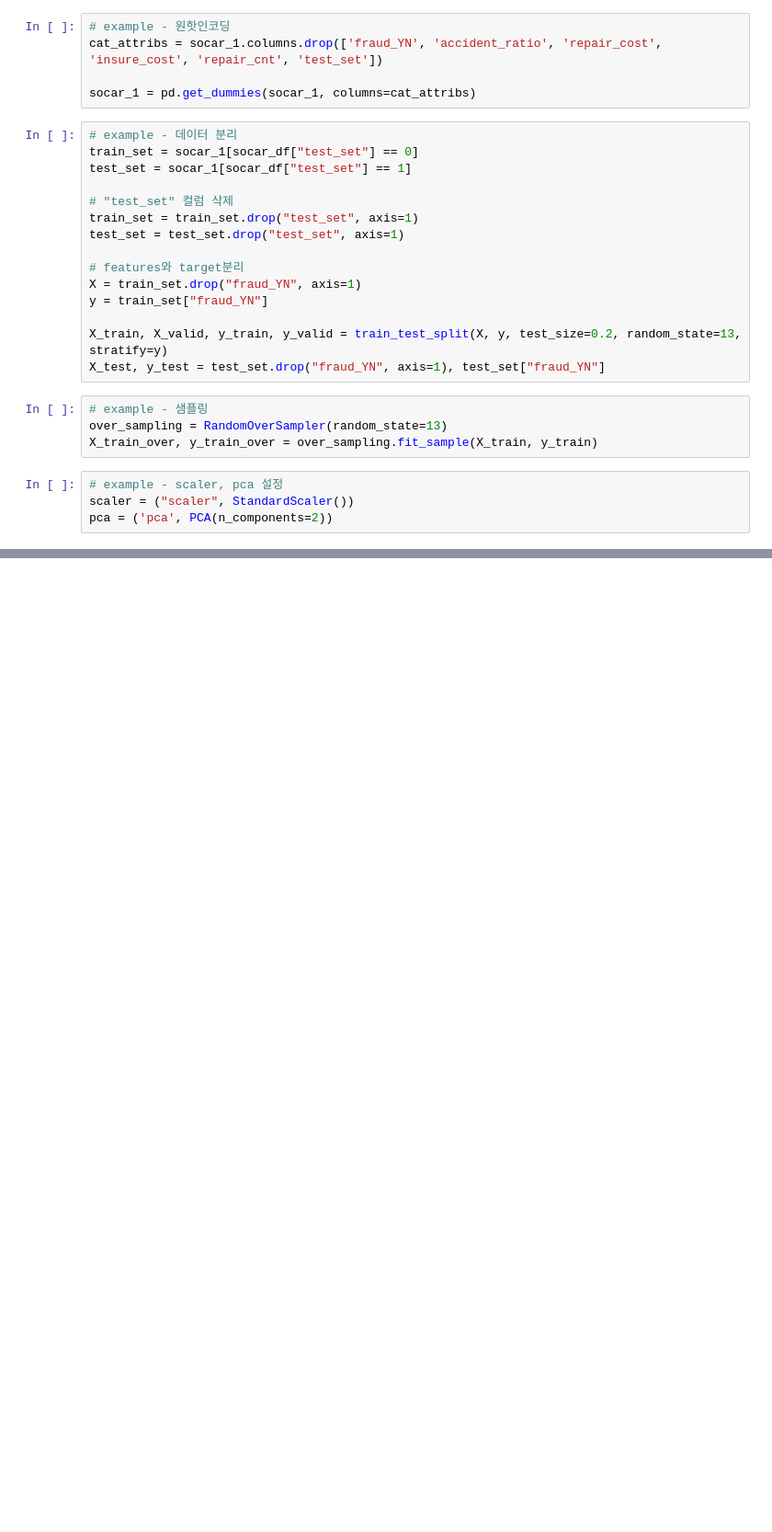
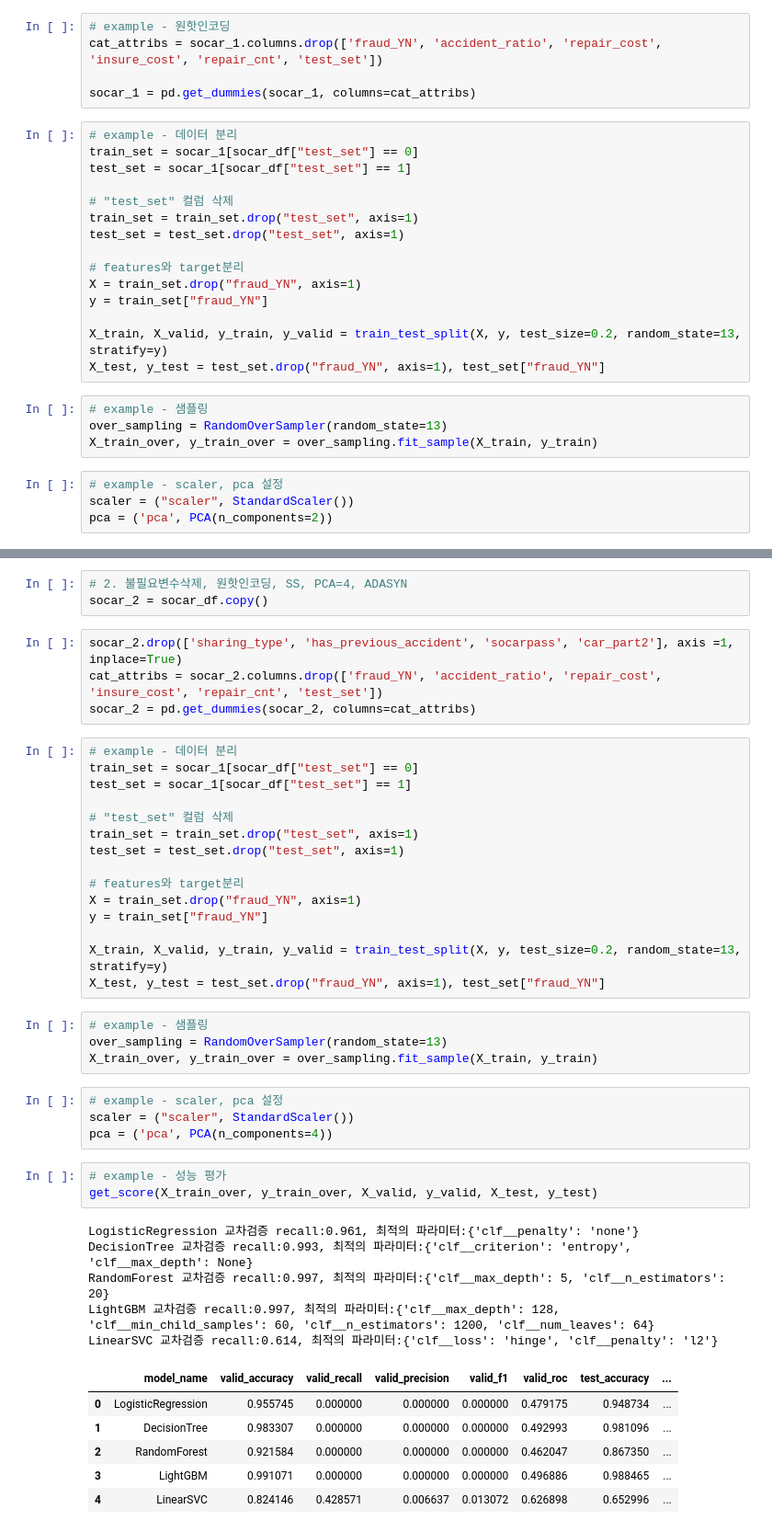
Before and after one commit to Yenabeam/dss_prjt_socar, a Jupyter notebook: socar.ipynb, the cells around one changed output, grey strips where cells are left out. Shown at 92% size. Saved outputs shown, nothing was run; the diff lists cells and outputs as text; blank space fills up the shorter version.

Commit message:
add example

```diff
--- a/socar.ipynb
+++ b/socar.ipynb
@@ -549,0 +570,45 @@ get_score(X_train_over, y_train_over, X_valid, y_valid, X_test, y_test)
+# %%
+# 2. 불필요변수삭제, 원핫인코딩, SS, PCA=4, ADASYN
+socar_2 = socar_df.copy()
+# %%
+socar_2.drop(['sharing_type', 'has_previous_accident', 'socarpass', 'car_part2'], axis =1, inplace=True)
+cat_attribs = socar_2.columns.drop(['fraud_YN', 'accident_ratio', 'repair_cost', 'insure_cost', 'repair_cnt', 'test_set'])
+socar_2 = pd.get_dummies(socar_2, columns=cat_attribs)
+# %%
+# example - 데이터 분리
+train_set = socar_1[socar_df["test_set"] == 0]
+test_set = socar_1[socar_df["test_set"] == 1]
+
+# "test_set" 컬럼 삭제
+train_set = train_set.drop("test_set", axis=1)
+test_set = test_set.drop("test_set", axis=1)
+
+# features와 target분리
+X = train_set.drop("fraud_YN", axis=1)
+y = train_set["fraud_YN"]
+
+X_train, X_valid, y_train, y_valid = train_test_split(X, y, test_size=0.2, random_state=13, stratify=y)
+X_test, y_test = test_set.drop("fraud_YN", axis=1), test_set["fraud_YN"]
+# %%
+# example - 샘플링
+over_sampling = RandomOverSampler(random_state=13)
+X_train_over, y_train_over = over_sampling.fit_sample(X_train, y_train)
+# %%
+# example - scaler, pca 설정
+scaler = ("scaler", StandardScaler())
+pca = ('pca', PCA(n_components=4))
+# %%
+# example - 성능 평가
+get_score(X_train_over, y_train_over, X_valid, y_valid, X_test, y_test)
+# %% [output]
+LogisticRegression 교차검증 recall:0.961, 최적의 파라미터:{'clf__penalty': 'none'}
+DecisionTree 교차검증 recall:0.993, 최적의 파라미터:{'clf__criterion': 'entropy', 'clf__max_depth': None}
+RandomForest 교차검증 recall:0.997, 최적의 파라미터:{'clf__max_depth': 5, 'clf__n_estimators': 20}
+LightGBM 교차검증 recall:0.997, 최적의 파라미터:{'clf__max_depth': 128, 'clf__min_child_samples': 60, 'clf__n_estimators': 1200, 'clf__num_leaves': 64}
+LinearSVC 교차검증 recall:0.614, 최적의 파라미터:{'clf__loss': 'hinge', 'clf__penalty': 'l2'}
+|  | model_name | valid_accuracy | valid_recall | valid_precision | valid_f1 | valid_roc | test_accuracy | ... |
+| 0 | LogisticRegression | 0.955745 | 0.000000 | 0.000000 | 0.000000 | 0.479175 | 0.948734 | ... |
+| 1 | DecisionTree | 0.983307 | 0.000000 | 0.000000 | 0.000000 | 0.492993 | 0.981096 | ... |
+| 2 | RandomForest | 0.921584 | 0.000000 | 0.000000 | 0.000000 | 0.462047 | 0.867350 | ... |
+| 3 | LightGBM | 0.991071 | 0.000000 | 0.000000 | 0.000000 | 0.496886 | 0.988465 | ... |
+| 4 | LinearSVC | 0.824146 | 0.428571 | 0.006637 | 0.013072 | 0.626898 | 0.652996 | ... |
```
Also changed, not shown: parts of 9 cells of this notebook.
